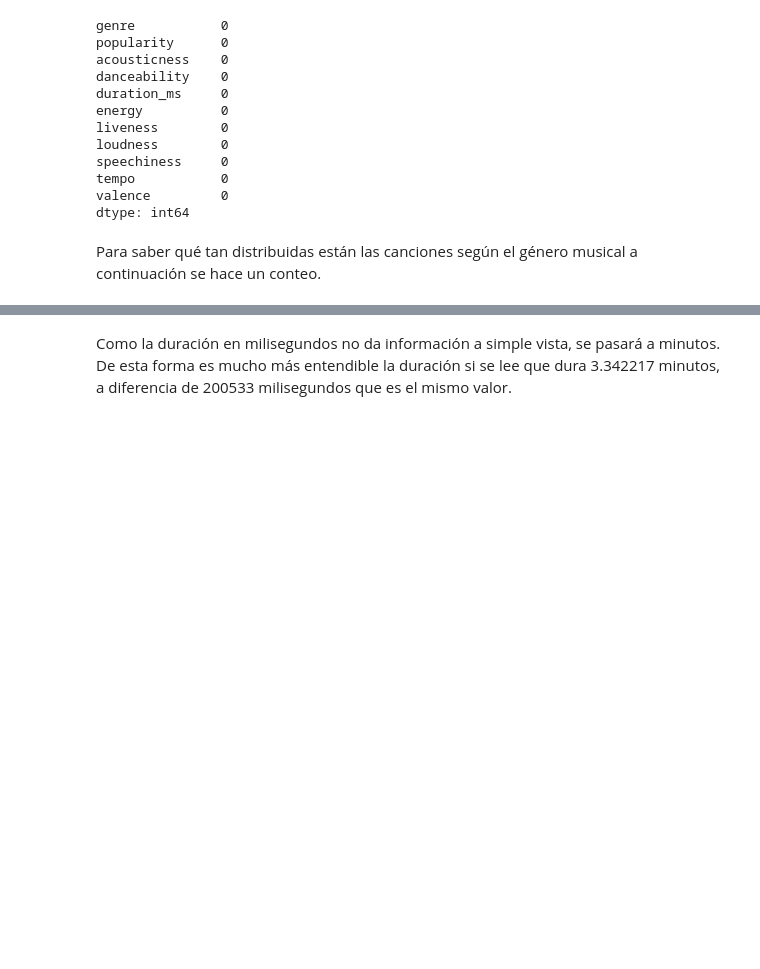
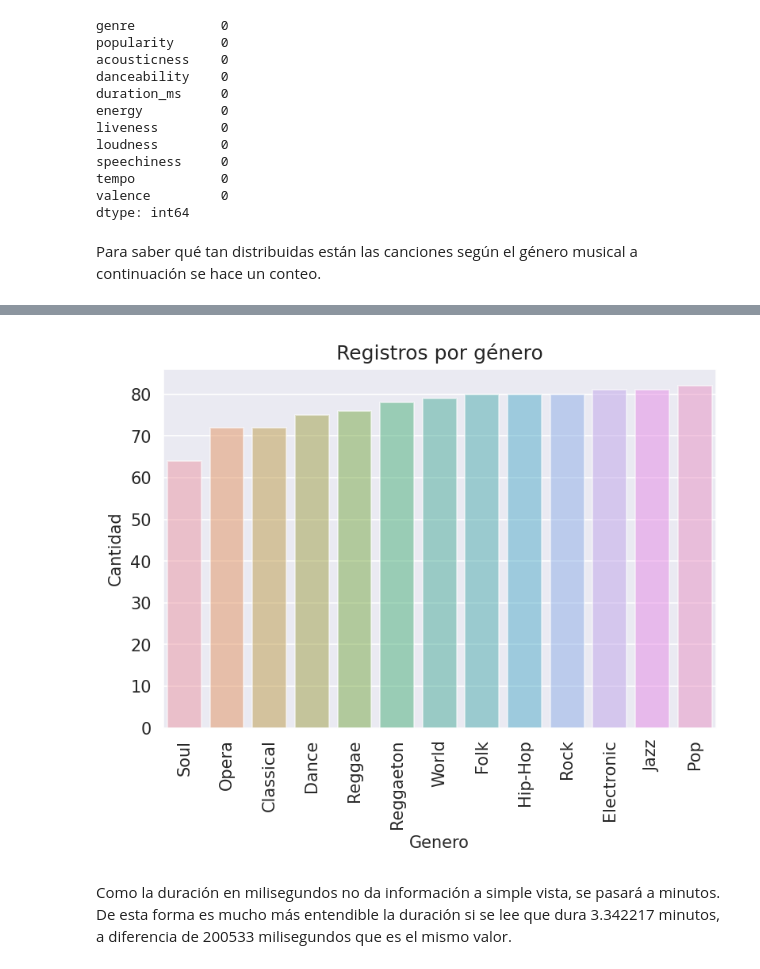
Before and after one commit to 1gnacio/orgadatos-kaggle-tp1, a Jupyter notebook: notebook707f668b56.ipynb, the cells around one changed output, grey strips where cells are left out. Cells and saved outputs as stored; diff of their text form; code cells hidden in the pictures; blank space fills up the shorter version.

```diff
--- a/notebook707f668b56.ipynb
+++ b/notebook707f668b56.ipynb
@@ -608,0 +592,5 @@ Name: genre, dtype: int64
+# %%
+genre_count = data_spotify['genre'].value_counts(ascending=True)
+genre_count =genre_count.to_frame().reset_index()
+genre_count.columns = ['Genero', 'Cantidad']
+genre_count
@@ -609,3 +612,7 @@ Name: genre, dtype: int64
+# %%
+simple_barplot(genre_count, 'Genero', 'Cantidad', "Registros por género")
+# %% [output]
+[figure, added]
 # %% [markdown]
 Como la duración en milisegundos no da información a simple vista, se pasará a minutos. De esta forma es mucho más entendible la duración si se lee que dura 3.342217 minutos, a diferencia de 200533 milisegundos que es el mismo valor.
 # %%
```
Also changed, not shown: parts of 17 cells of this notebook.
